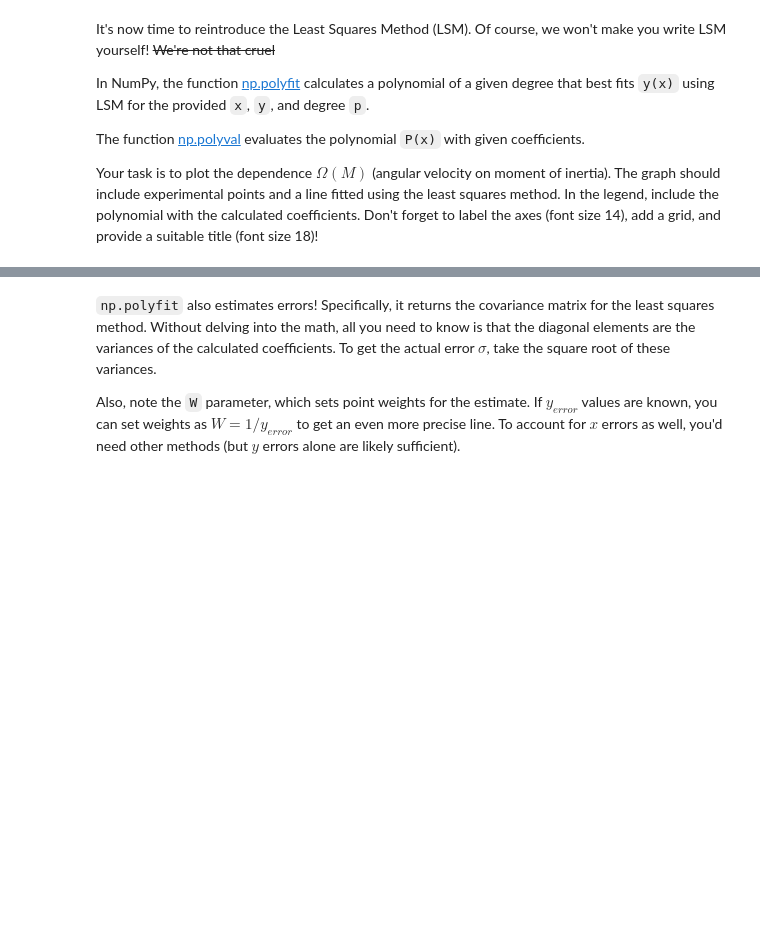
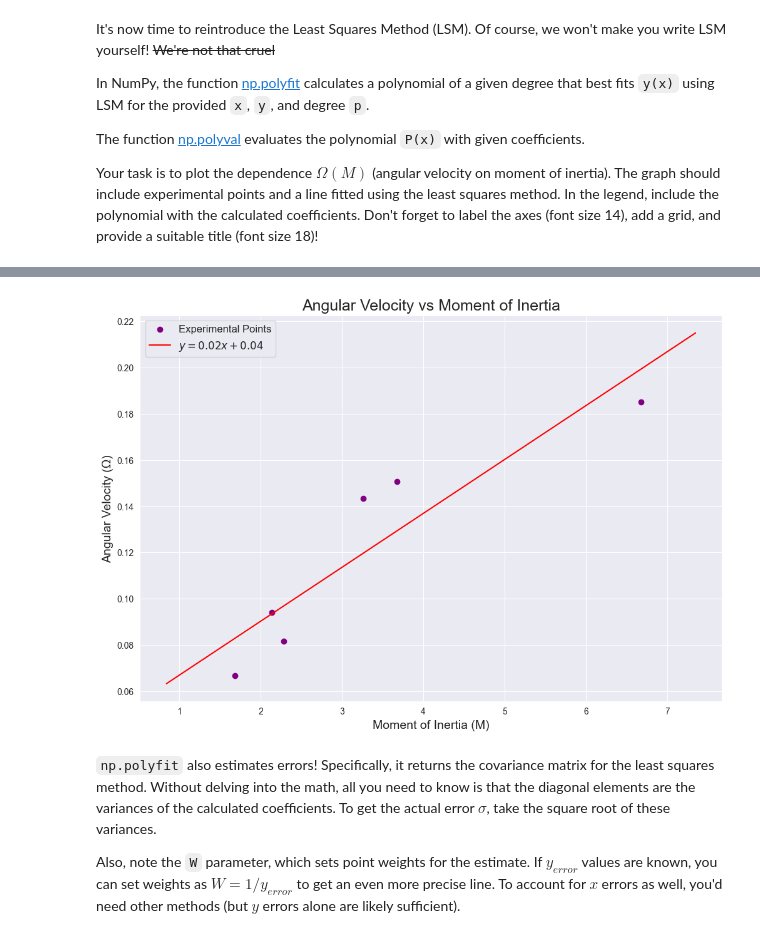
Before and after one commit to tgdmin/Python_2nd-Project, a Jupyter notebook: LAB1_np_pandas_matplotlib.ipynb, the cells around one changed output, grey strips where cells are left out. Saved outputs shown, nothing was run; the diff lists cells and outputs as text; code cells hidden in the pictures; blank space fills up the shorter version.

```diff
--- a/LAB1_np_pandas_matplotlib.ipynb
+++ b/LAB1_np_pandas_matplotlib.ipynb
@@ -327,0 +398,16 @@ data.head()
+# %%
+import numpy as np
+
+g = 9.8
+
+data['omega'] = 2 * np.pi * data['N'] / data['time']
+data['sigma_omega'] = data['omega'] / data['time'] * data['sigma_time']
+
+data['omega_down'] = data['phi'] / data['time']
+data['sigma_down'] = data['omega_down'] * data['sigma_time'] / data['time']
+
+data['momentum'] = data['mass'] * g * data['length']  # M = m * g * l
+data['momentum_down'] = data['mass'] * data['phi'] / (data['time']**2 * data['length']**2)
+data['sigma_momentum'] = data['momentum_down'] * 2 * data['sigma_time'] / data['time']
+
+data.head()
@@ -331,8 +424,7 @@ You may have already wondered why the experiments with the same mass are repeate
 
 **Hint:** The groupby function will help you here. No loops allowed!
 # %%
-# YOUR CODE HERE
-# grouped_data = ...
+grouped_data = data.groupby('mass')[['omega', 'sigma_omega', 'momentum', 'momentum_down']].mean()
 
 assert 0.273 in grouped_data.index
 assert np.allclose(grouped_data.omega[0.273], 0.1433)
@@ -373,3 +456,30 @@ plt.show()
+# %%
+omega_np = np.array(grouped_data.omega)
+momentum_np = np.array(grouped_data.momentum)
+
+coefs, cov_matrix = np.polyfit(momentum_np, omega_np, deg=1, cov=True)
+slope, intercept = coefs
+
+errors = np.sqrt(np.diag(cov_matrix))
+slope_err, intercept_err = errors
+
+x_lsq = np.linspace(momentum_np.min() * 0.5, momentum_np.max() * 1.1, 100)
+y_lsq = np.polyval(coefs, x_lsq)
+
+fig = plt.figure(figsize=(12, 8))
+plt.scatter(momentum_np, omega_np, color='purple', label='Experimental Points')
+
+plt.plot(x_lsq, y_lsq, color='red', label=fr'$y = {slope:.2f}x + {intercept:.2f}$')
+
+plt.title('Angular Velocity vs Moment of Inertia', fontsize=18)
+plt.xlabel('Moment of Inertia (M)', fontsize=14)
+plt.ylabel('Angular Velocity (Ω)', fontsize=14)
+plt.grid(True)
+plt.legend(fontsize=12)
+
+plt.show()
+# %% [output]
+[figure, added]
 # %% [markdown]
 `np.polyfit` also estimates errors! Specifically, it returns the covariance matrix for the least squares method. Without delving into the math, all you need to know is that the diagonal elements are the variances of the calculated coefficients. To get the actual error $\sigma$, take the square root of these variances.
 
```
Also changed, not shown: parts of 69 cells of this notebook.
